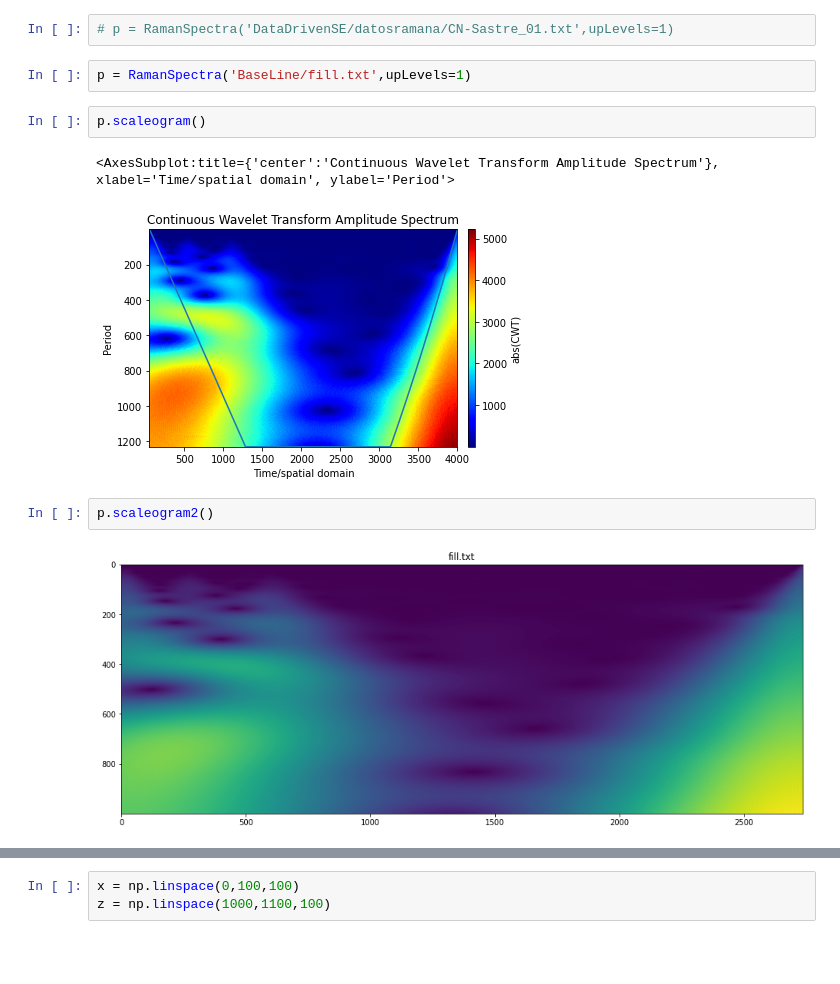
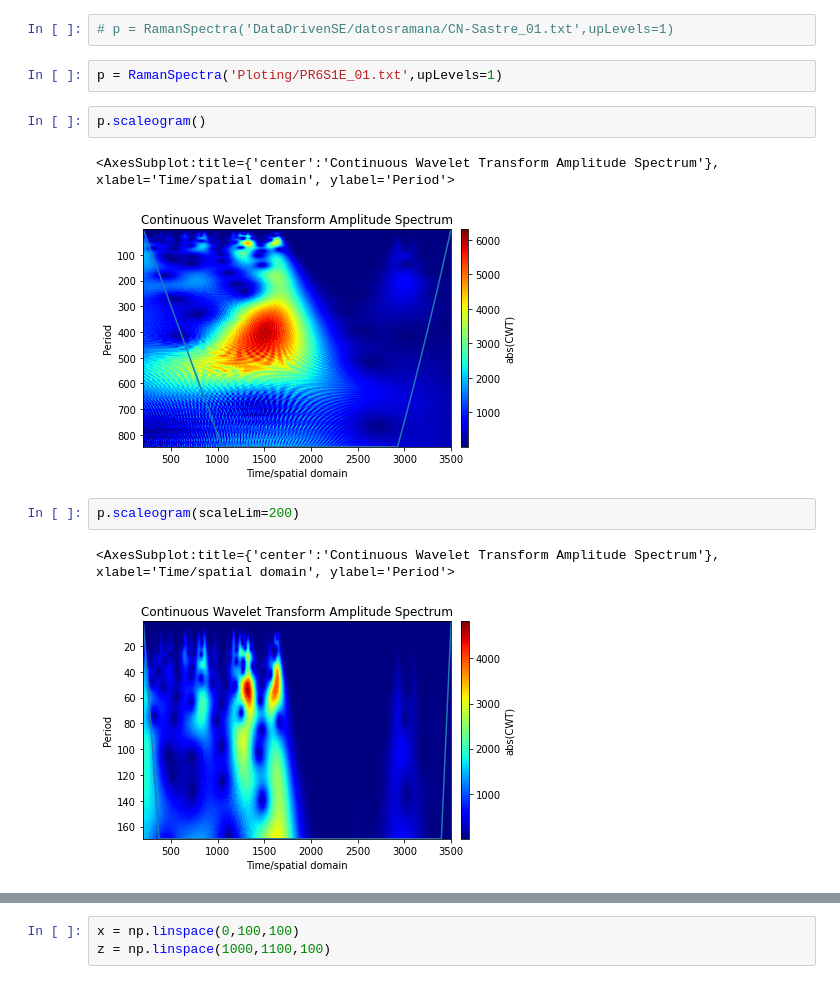
Before and after one commit to oftavira/BitacoraLiteratura, a Jupyter notebook: Ploting/_temp.ipynb, the cells around one changed output, grey strips where cells are left out. Cells and saved outputs as stored; diff of their text form; blank space fills up the shorter version.

```diff
--- a/Ploting/_temp.ipynb
+++ b/Ploting/_temp.ipynb
@@ -139,16 +139,17 @@ class RamanSpectra(object):
 # %%
 # p = RamanSpectra('DataDrivenSE/datosramana/CN-Sastre_01.txt',upLevels=1)
 # %%
-p = RamanSpectra('BaseLine/fill.txt',upLevels=1)
+p = RamanSpectra('Ploting/PR6S1E_01.txt',upLevels=1)
 # %%
 p.scaleogram()
 # %% [output]
 <AxesSubplot:title={'center':'Continuous Wavelet Transform Amplitude Spectrum'}, xlabel='Time/spatial domain', ylabel='Period'>
-[figure, old version]
+[figure, new version]
 # %%
-p.scaleogram2()
+p.scaleogram(scaleLim=200)
 # %% [output]
+<AxesSubplot:title={'center':'Continuous Wavelet Transform Amplitude Spectrum'}, xlabel='Time/spatial domain', ylabel='Period'>
-[figure, old version]
+[figure, new version]
 # %%
 p.altPlot(labelGap=-1000,xinit=0,xlim=4000)
 # %% [output]
```
Also changed, not shown: parts of 2 cells of this notebook, 2 other files.
